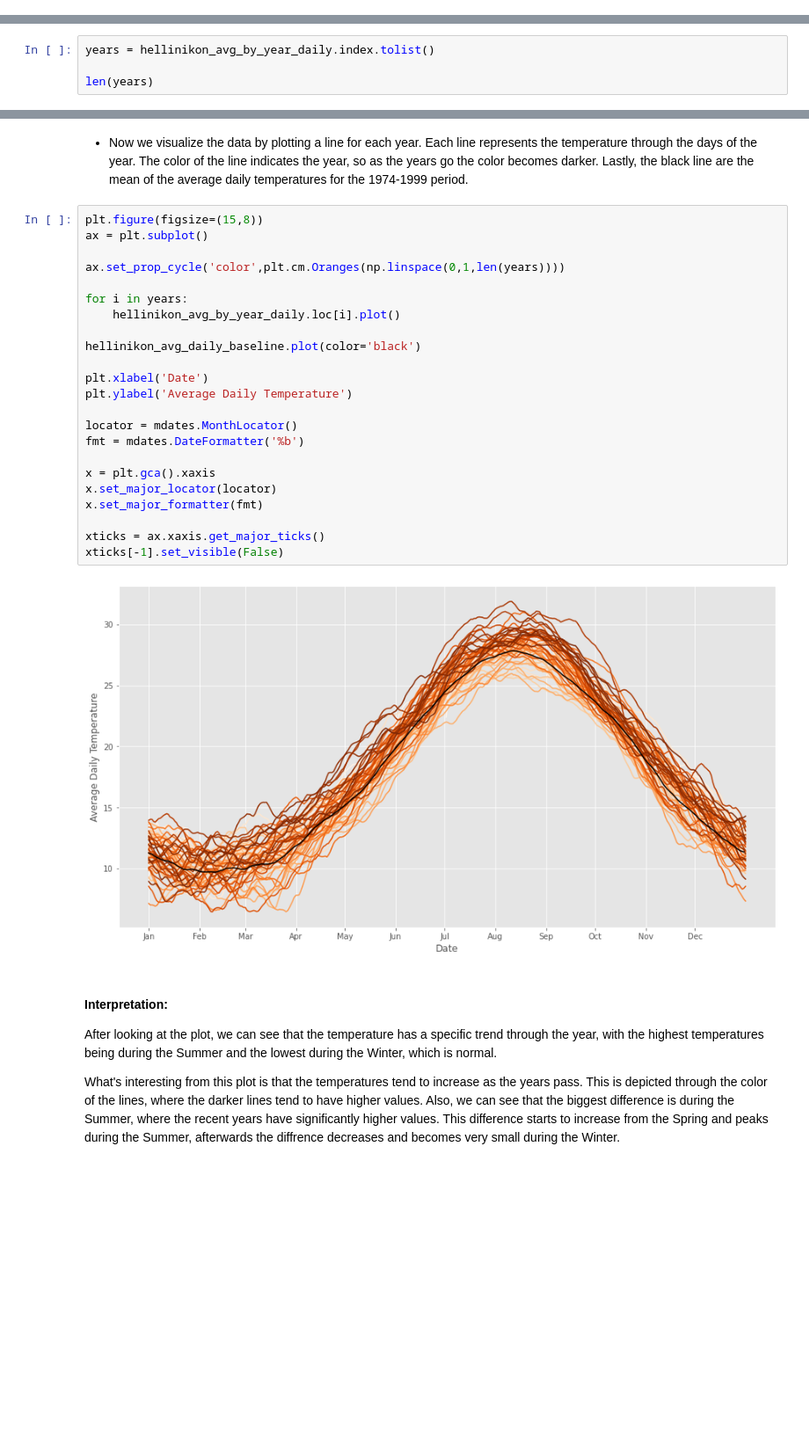
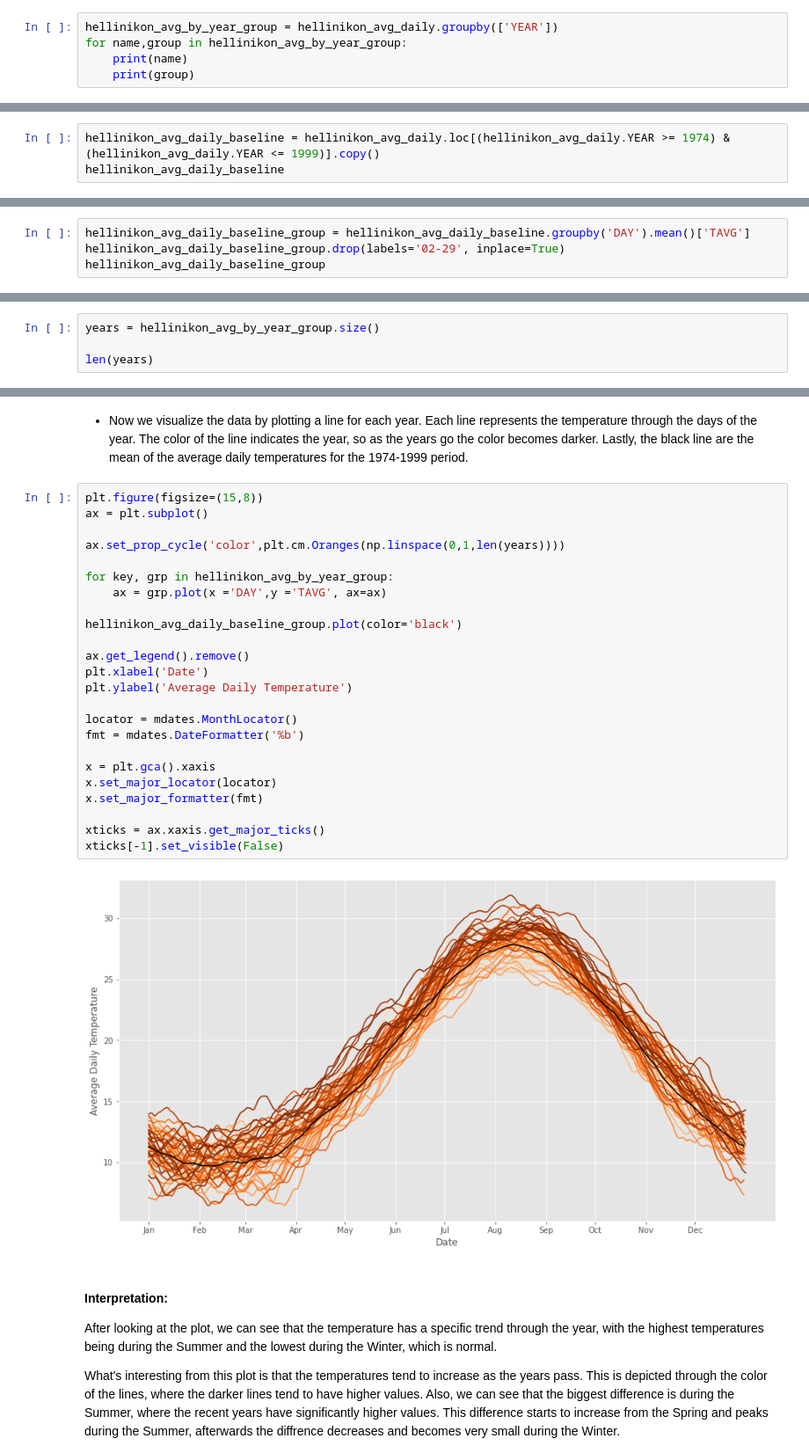
Before and after one commit to NikolasMoatsos/Weather-Analysis, a Jupyter notebook: weather_analysis.ipynb, the cells around one changed output, grey strips where cells are left out. Shown at 88% size. Drawn from its saved outputs; the diff is of its cells as text; blank space fills up the shorter version.

```diff
--- a/weather_analysis.ipynb
+++ b/weather_analysis.ipynb
@@ -487,0 +466,5 @@ hellinikon_avg_by_year_daily.drop([1959,1971], inplace=True)
+# %%
+hellinikon_avg_by_year_group = hellinikon_avg_daily.groupby(['YEAR'])
+for name,group in hellinikon_avg_by_year_group:
+    print(name)
+    print(group)
@@ -528,0 +494,3 @@ Length: 365, dtype: float64
+# %%
+hellinikon_avg_daily_baseline = hellinikon_avg_daily.loc[(hellinikon_avg_daily.YEAR >= 1974) & (hellinikon_avg_daily.YEAR <= 1999)].copy()
+hellinikon_avg_daily_baseline
@@ -528,0 +514,4 @@ Length: 365, dtype: float64
+# %%
+hellinikon_avg_daily_baseline_group = hellinikon_avg_daily_baseline.groupby('DAY').mean()['TAVG']
+hellinikon_avg_daily_baseline_group.drop(labels='02-29', inplace=True)
+hellinikon_avg_daily_baseline_group
@@ -529,7 +532,7 @@ Length: 365, dtype: float64
 # %% [markdown]
 * In order to visualize our findings (the evolution of each year) we will need all the years that have values.
 # %%
-years = hellinikon_avg_by_year_daily.index.tolist()
+years = hellinikon_avg_by_year_group.size()
 
 len(years)
 # %% [output]
@@ -539,28 +542,29 @@ len(years)
 # %%
 plt.figure(figsize=(15,8))
 ax = plt.subplot()
 
 ax.set_prop_cycle('color',plt.cm.Oranges(np.linspace(0,1,len(years))))
 
-for i in years:
-    hellinikon_avg_by_year_daily.loc[i].plot()
+for key, grp in hellinikon_avg_by_year_group:
+    ax = grp.plot(x ='DAY',y ='TAVG', ax=ax)
 
-hellinikon_avg_daily_baseline.plot(color='black')
+hellinikon_avg_daily_baseline_group.plot(color='black')
 
+ax.get_legend().remove()
 plt.xlabel('Date')
 plt.ylabel('Average Daily Temperature')
 
 locator = mdates.MonthLocator()
 fmt = mdates.DateFormatter('%b')
 
 x = plt.gca().xaxis
 x.set_major_locator(locator)
 x.set_major_formatter(fmt)
 
 xticks = ax.xaxis.get_major_ticks()
 xticks[-1].set_visible(False)
 # %% [output]
-[figure, old version]
+[figure, new version]
 # %% [markdown]
 #### Interpretation:
 After looking at the plot, we can see that the temperature has a specific trend through the year, with the highest temperatures being during the Summer and the lowest during the Winter, which is normal.
```
Also changed, not shown: parts of 16 cells of this notebook.
